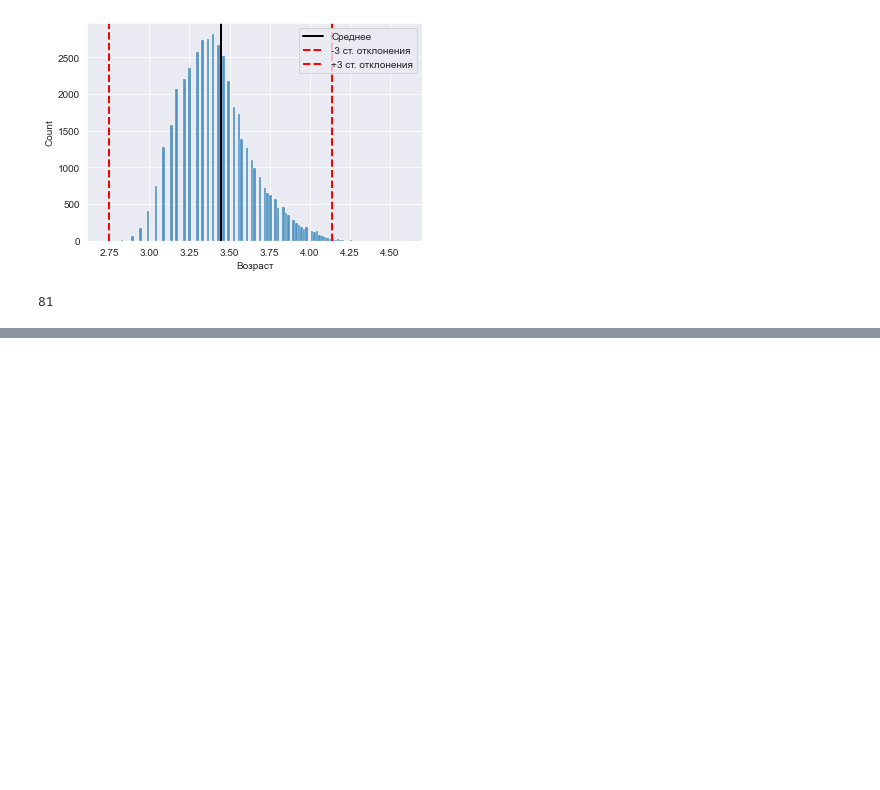
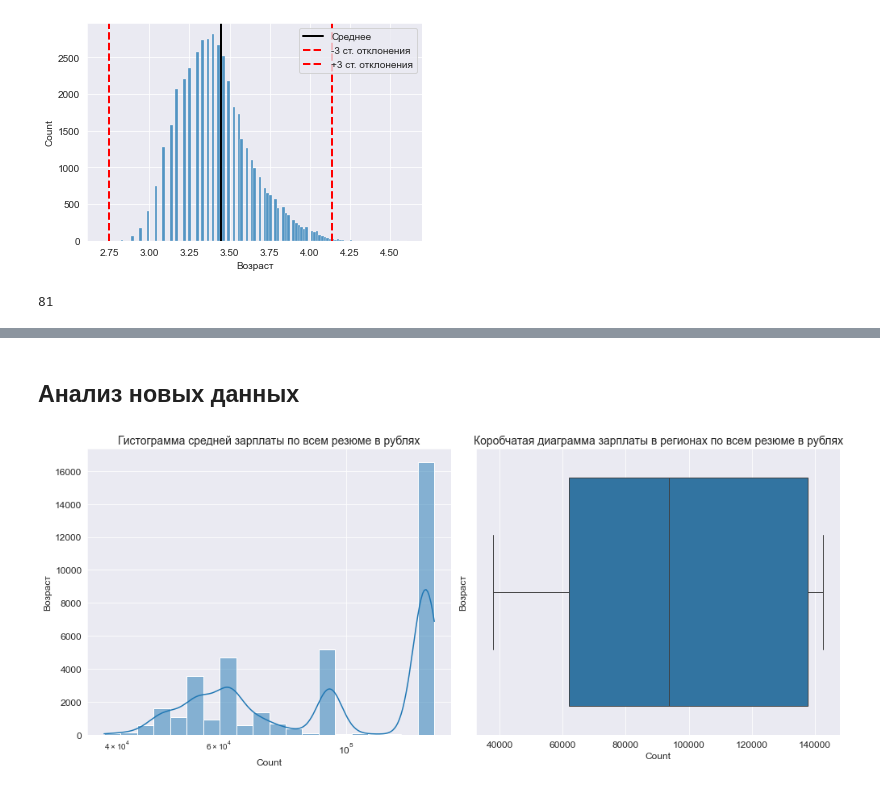
Before and after one commit to vozmo/pro-python-project, a Jupyter notebook: homework_hhru.ipynb, the cells around one changed output, grey strips where cells are left out. Cells and saved outputs as stored; diff of their text form; code cells hidden in the pictures; blank space fills up the shorter version.

```diff
--- a/homework_hhru.ipynb
+++ b/homework_hhru.ipynb
@@ -862,0 +884,9 @@ mask_filter.sum()
+# %%
+# присоединим горорда из исходного датасета
+df_with_town = pd.merge(df, df_origin_town, left_index=True, right_index=True).drop("Город", axis=1)
+# %%
+df_with_town.rename({"Город, переезд, командировки":"Город"}, axis=1, inplace=True)
+# %%
+df_with_town = pd.merge(df_with_town, df_mean_salary, left_on="Город", right_index=True)
+# %%
+df_with_town["Средний размер ЗП (руб)"] *= 1000
@@ -862,0 +903,27 @@ mask_filter.sum()
+# %% [markdown]
+## Анализ новых данных
+# %%
+# Создаем фигуру и оси для двух графиков
+fig, ax = plt.subplots(1, 2, figsize=(14, 6))
+
+# Отображаем гистограмму распределения ожидаемой зарплаты в рублях
+sns.histplot(data=df_with_town, x='Средний размер ЗП (руб)', bins=20, kde=True, ax=ax[0], log_scale=True)
+
+# Отображаем коробчатую диаграмму распределения ожидаемой зарплаты в рублях
+sns.boxplot(data=df_with_town, x='Средний размер ЗП (руб)', ax=ax[1])
+
+
+# Устанавливаем заголовки графиков
+ax[0].set_title('Гистограмма средней зарплаты по всем резюме в рублях', fontsize=14)
+ax[1].set_title('Коробчатая диаграмма зарплаты в регионах по всем резюме в рублях', fontsize=14)
+
+# Устанавливаем размер шрифта для подписей осей с помощью функции set_font_size
+set_font_size(ax)
+
+# Автоматическое выравнивание макета
+plt.tight_layout()
+
+# Отображаем графики
+plt.show()
+# %% [output]
+[figure, added]
```
Also changed, not shown: parts of 17 cells of this notebook.
